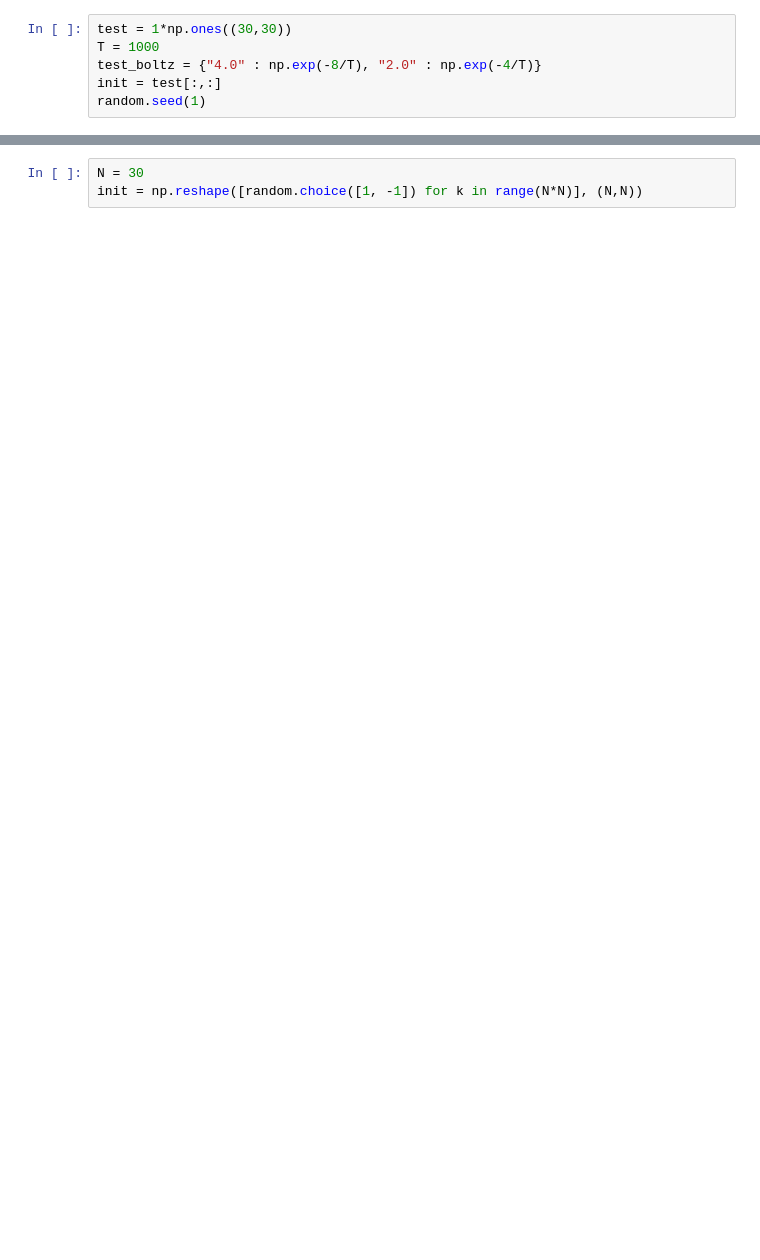
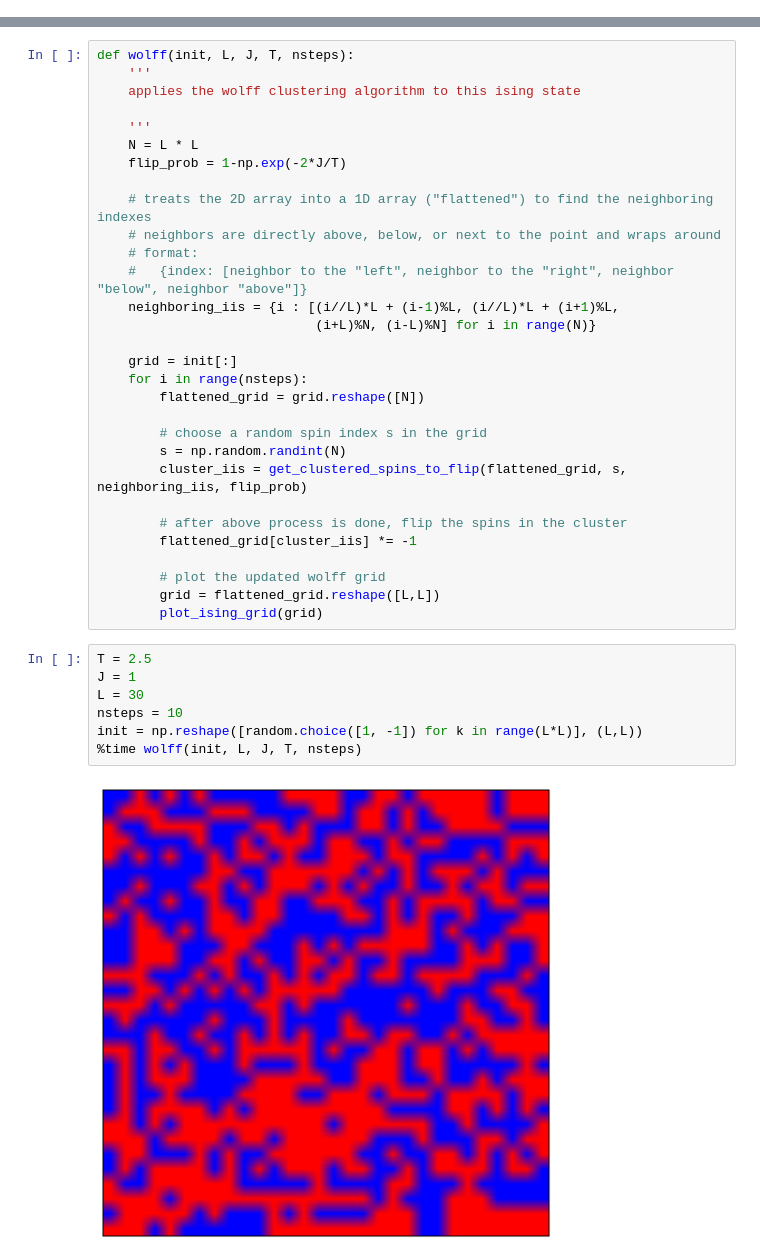
Before and after one commit to kaitshin/PHYSICS113-final-project, a Jupyter notebook: Wolff.ipynb, the cells around one changed output, grey strips where cells are left out. Drawn from its saved outputs; the diff is of its cells as text; blank space fills up the shorter version.

Commit message:
updated wolff algorithm and added prelim plotting functionality

```diff
--- a/Wolff.ipynb
+++ b/Wolff.ipynb
@@ -11,6 +10,0 @@ import copy
-# %%
-test = 1*np.ones((30,30))
-T = 1000
-test_boltz = {"4.0" : np.exp(-8/T), "2.0" : np.exp(-4/T)}
-init = test[:,:]
-random.seed(1)
@@ -17,3 +62,39 @@ random.seed(1)
+# %%
+def wolff(init, L, J, T, nsteps):
+    '''
+    applies the wolff clustering algorithm to this ising state
+
+    '''
+    N = L * L
+    flip_prob = 1-np.exp(-2*J/T)
+
+    # treats the 2D array into a 1D array ("flattened") to find the neighboring indexes
+    # neighbors are directly above, below, or next to the point and wraps around
+    # format:
+    #   {index: [neighbor to the "left", neighbor to the "right", neighbor "below", neighbor "above"]}
+    neighboring_iis = {i : [(i//L)*L + (i-1)%L, (i//L)*L + (i+1)%L,
+                            (i+L)%N, (i-L)%N] for i in range(N)}
+
+    grid = init[:]
+    for i in range(nsteps):
+        flattened_grid = grid.reshape([N])
+
+        # choose a random spin index s in the grid
+        s = np.random.randint(N)
+        cluster_iis = get_clustered_spins_to_flip(flattened_grid, s, neighboring_iis, flip_prob)
+
+        # after above process is done, flip the spins in the cluster
+        flattened_grid[cluster_iis] *= -1
+
+        # plot the updated wolff grid
+        grid = flattened_grid.reshape([L,L])
+        plot_ising_grid(grid)
 # %%
-N = 30
-init = np.reshape([random.choice([1, -1]) for k in range(N*N)], (N,N))
+T = 2.5
+J = 1
+L = 30
+nsteps = 10
+init = np.reshape([random.choice([1, -1]) for k in range(L*L)], (L,L))
+%time wolff(init, L, J, T, nsteps)
+# %% [output]
+[figure, added]
```
Also changed, not shown: parts of 5 cells of this notebook.
